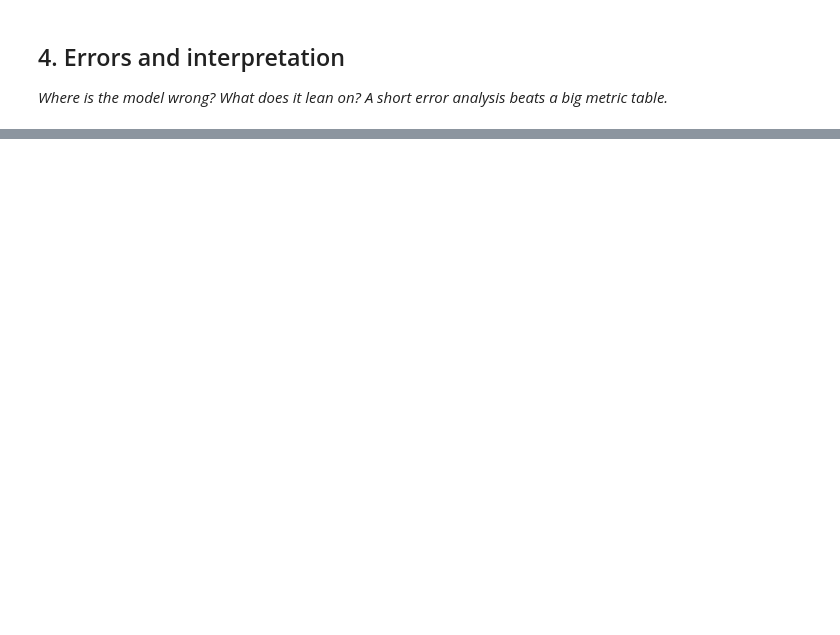
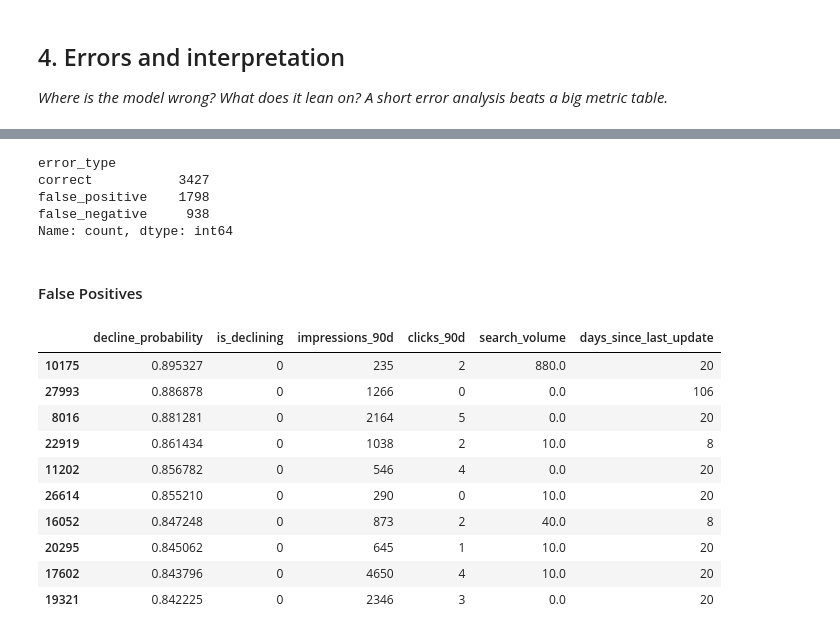
Before and after one commit to Om-codex/flyrank-ml-internship, a Jupyter notebook: work/notebooks/w05_model.ipynb, the cells around one changed output, grey strips where cells are left out. Saved outputs shown, nothing was run; the diff lists cells and outputs as text; code cells hidden in the pictures; blank space fills up the shorter version.

Commit message:
Completed Week-5 w05_model.ipynb

```diff
--- a/work/notebooks/w05_model.ipynb
+++ b/work/notebooks/w05_model.ipynb
@@ -43,0 +276,2 @@ KeyError: 'is_declining_label'
+# %%
+model.fit(X_train, y_train)
@@ -47,0 +446,61 @@ KeyError: 'is_declining_label'
+# %%
+test_results = test_df.copy()
+
+test_results["decline_probability"] = test_probs
+
+test_results["predicted_decline"] = (
+  test_results["decline_probability"] >= 0.50
+).astype(int)
+
+test_results["error_type"] = "correct"
+
+test_results.loc[
+  (test_results["predicted_decline"] == 1) &
+  (test_results["is_declining"] == 0),
+  "error_type"
+] = "false_positive"
+
+test_results.loc[
+  (test_results["predicted_decline"] == 0) &
+  (test_results["is_declining"] == 1),
+  "error_type"
+] = "false_negative"
+
+test_results["error_type"].value_counts()
+# %% [output]
+error_type
+correct           3427
+false_positive    1798
+false_negative     938
+Name: count, dtype: int64
+# %% [markdown]
+#### False Positives
+# %%
+false_positives = (
+  test_results[
+    test_results["error_type"] == "false_positive"
+  ].sort_values("decline_probability", ascending = False)
+)
+
+false_positives[
+  [
+    "decline_probability",
+    "is_declining",
+    "impressions_90d",
+    "clicks_90d",
+    "search_volume",
+    "days_since_last_update"
+  ]
+].head(10)
+# %% [output]
+|  | decline_probability | is_declining | impressions_90d | clicks_90d | search_volume | days_since_last_update |
+| 10175 | 0.895327 | 0 | 235 | 2 | 880.0 | 20 |
+| 27993 | 0.886878 | 0 | 1266 | 0 | 0.0 | 106 |
+| 8016 | 0.881281 | 0 | 2164 | 5 | 0.0 | 20 |
+| 22919 | 0.861434 | 0 | 1038 | 2 | 10.0 | 8 |
+| 11202 | 0.856782 | 0 | 546 | 4 | 0.0 | 20 |
+| 26614 | 0.855210 | 0 | 290 | 0 | 10.0 | 20 |
+| 16052 | 0.847248 | 0 | 873 | 2 | 40.0 | 8 |
+| 20295 | 0.845062 | 0 | 645 | 1 | 10.0 | 20 |
+| 17602 | 0.843796 | 0 | 4650 | 4 | 10.0 | 20 |
+| 19321 | 0.842225 | 0 | 2346 | 3 | 0.0 | 20 |
```
Also changed, not shown: parts of 42 cells of this notebook.
